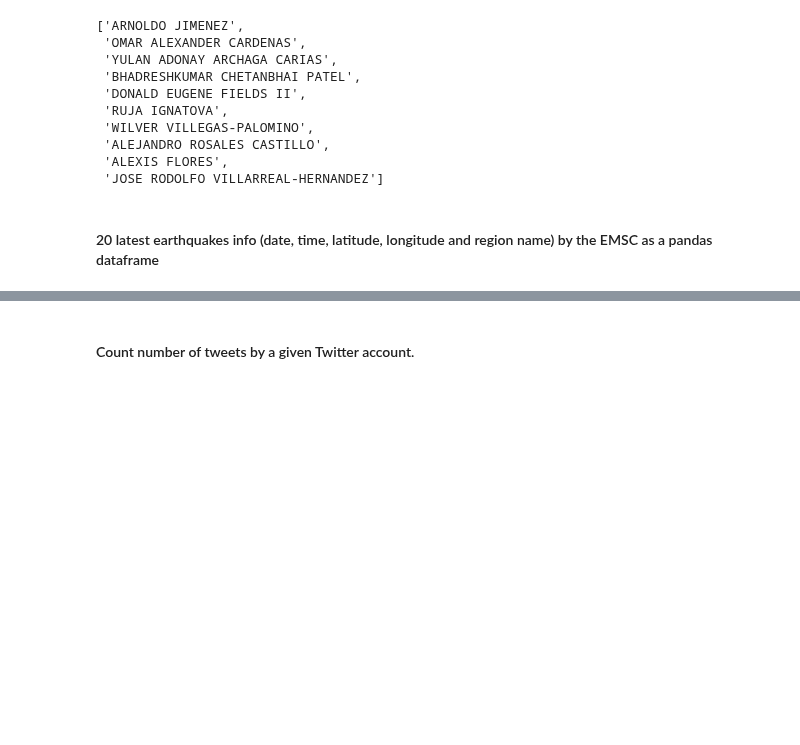
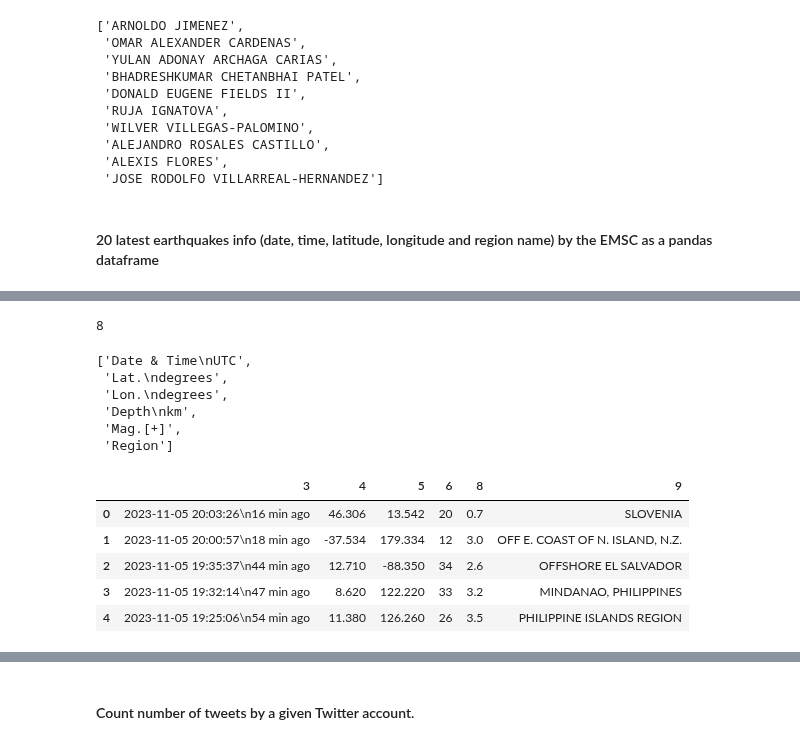
Before and after one commit to Ironhack-Data-Madrid-Octubre-2023/4.3-lab_web_scraping_selenium, a Jupyter notebook: your-code/main.ipynb, the cells around one changed output, grey strips where cells are left out. Cells and saved outputs as stored; diff of their text form; code cells hidden in the pictures; blank space fills up the shorter version.

```diff
--- a/your-code/main.ipynb
+++ b/your-code/main.ipynb
@@ -297,11 +297,13 @@ names
 url = 'https://www.emsc-csem.org/Earthquake/'
 driver.get(url)
 # %%
-terremoto = driver.find_element(By.TAG_NAME, 'tbody')
+tabla = driver.find_element(By.XPATH, '/html/body/div[3]/div[6]/table')
+
+terremoto = tabla.find_element(By.TAG_NAME, 'tbody')
 terremoto
 
 EMSC = terremoto.find_elements(By.TAG_NAME, 'tr')
 EMSC
 
-EMSC[0].find_elements(By.TAG_NAME, 'td')[2].text
+EMSC[0].find_elements(By.TAG_NAME, 'td')[4].text
 # %% [output]
@@ -308,0 +362,29 @@ IndexError: list index out of range
+# %%
+columnas = [i for i in range(10)]
+
+df = pd.DataFrame(matriz, columns=columnas)
+df = df[[3, 4, 5, 6, 8, 9]]
+# %%
+n_cols = [e.text for e in cabecera.find_elements(By.TAG_NAME, 'th')]
+
+len(n_cols)
+# %% [output]
+8
+# %%
+n_cols[2:]
+# %% [output]
+['Date & Time\nUTC',
+ 'Lat.\ndegrees',
+ 'Lon.\ndegrees',
+ 'Depth\nkm',
+ 'Mag.[+]',
+ 'Region']
+# %%
+df.head()
+# %% [output]
+|  | 3 | 4 | 5 | 6 | 8 | 9 |
+| 0 | 2023-11-05 20:03:26\n16 min ago | 46.306 | 13.542 | 20 | 0.7 | SLOVENIA |
+| 1 | 2023-11-05 20:00:57\n18 min ago | -37.534 | 179.334 | 12 | 3.0 | OFF E. COAST OF N. ISLAND, N.Z. |
+| 2 | 2023-11-05 19:35:37\n44 min ago | 12.710 | -88.350 | 34 | 2.6 | OFFSHORE EL SALVADOR |
+| 3 | 2023-11-05 19:32:14\n47 min ago | 8.620 | 122.220 | 33 | 3.2 | MINDANAO, PHILIPPINES |
+| 4 | 2023-11-05 19:25:06\n54 min ago | 11.380 | 126.260 | 26 | 3.5 | PHILIPPINE ISLANDS REGION |
```
Also changed, not shown: parts of 27 cells of this notebook.
